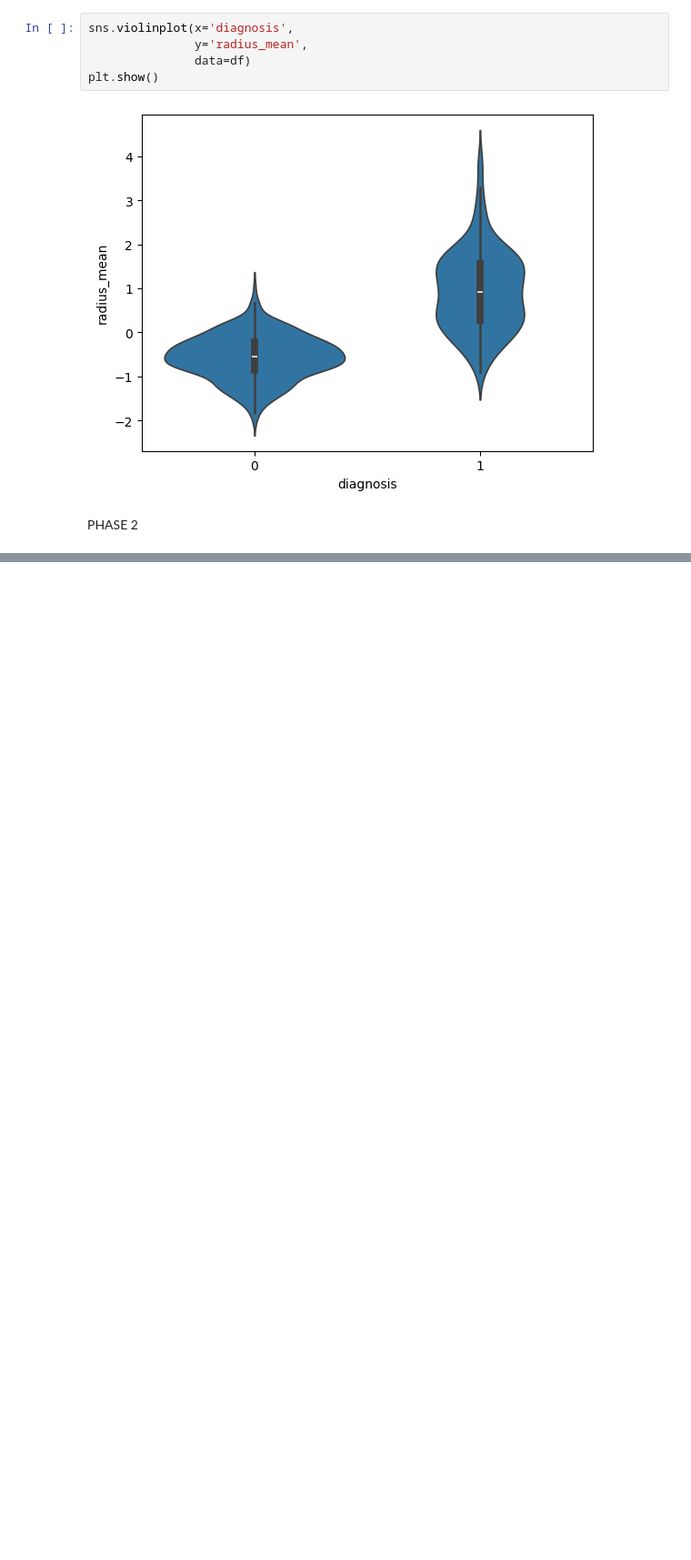
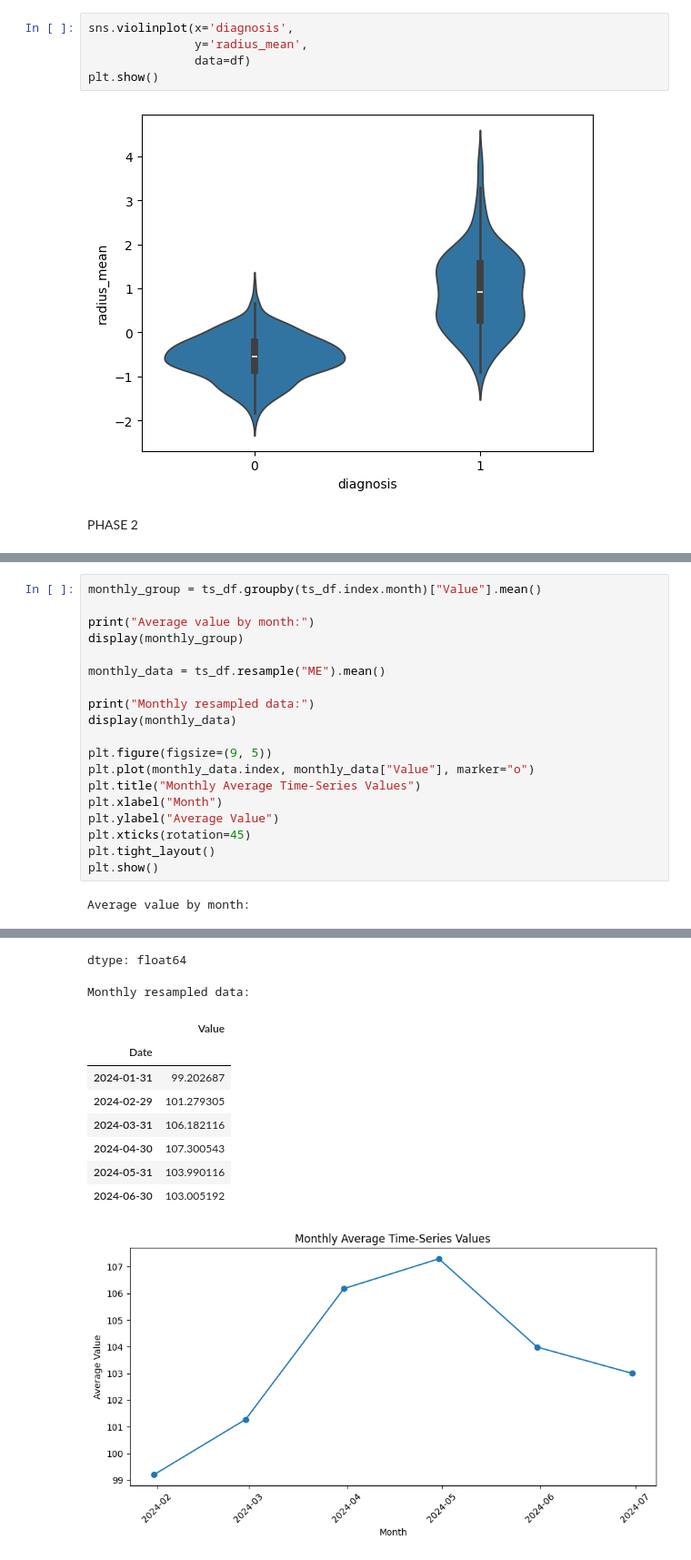
Before and after one commit to sanchi1004/EDA-Course-Project, a Jupyter notebook: Phase1_EDA.ipynb, the cells around one changed output, grey strips where cells are left out. Shown at 91% size. Saved outputs shown, nothing was run; the diff lists cells and outputs as text; blank space fills up the shorter version.

```diff
--- a/Phase1_EDA.ipynb
+++ b/Phase1_EDA.ipynb
@@ -1401,0 +691,21 @@ End of all phases
+# %%
+monthly_group = ts_df.groupby(ts_df.index.month)["Value"].mean()
+
+print("Average value by month:")
+display(monthly_group)
+
+monthly_data = ts_df.resample("ME").mean()
+
+print("Monthly resampled data:")
+display(monthly_data)
+
+plt.figure(figsize=(9, 5))
+plt.plot(monthly_data.index, monthly_data["Value"], marker="o")
+plt.title("Monthly Average Time-Series Values")
+plt.xlabel("Month")
+plt.ylabel("Average Value")
+plt.xticks(rotation=45)
+plt.tight_layout()
+plt.show()
+# %% [output]
+Average value by month:
@@ -1401,0 +720,11 @@ End of all phases
+dtype: float64
+Monthly resampled data:
+|  | Value |
+| Date |  |
+| 2024-01-31 | 99.202687 |
+| 2024-02-29 | 101.279305 |
+| 2024-03-31 | 106.182116 |
+| 2024-04-30 | 107.300543 |
+| 2024-05-31 | 103.990116 |
+| 2024-06-30 | 103.005192 |
+[figure, added]
```
Also changed, not shown: parts of 86 cells of this notebook.
